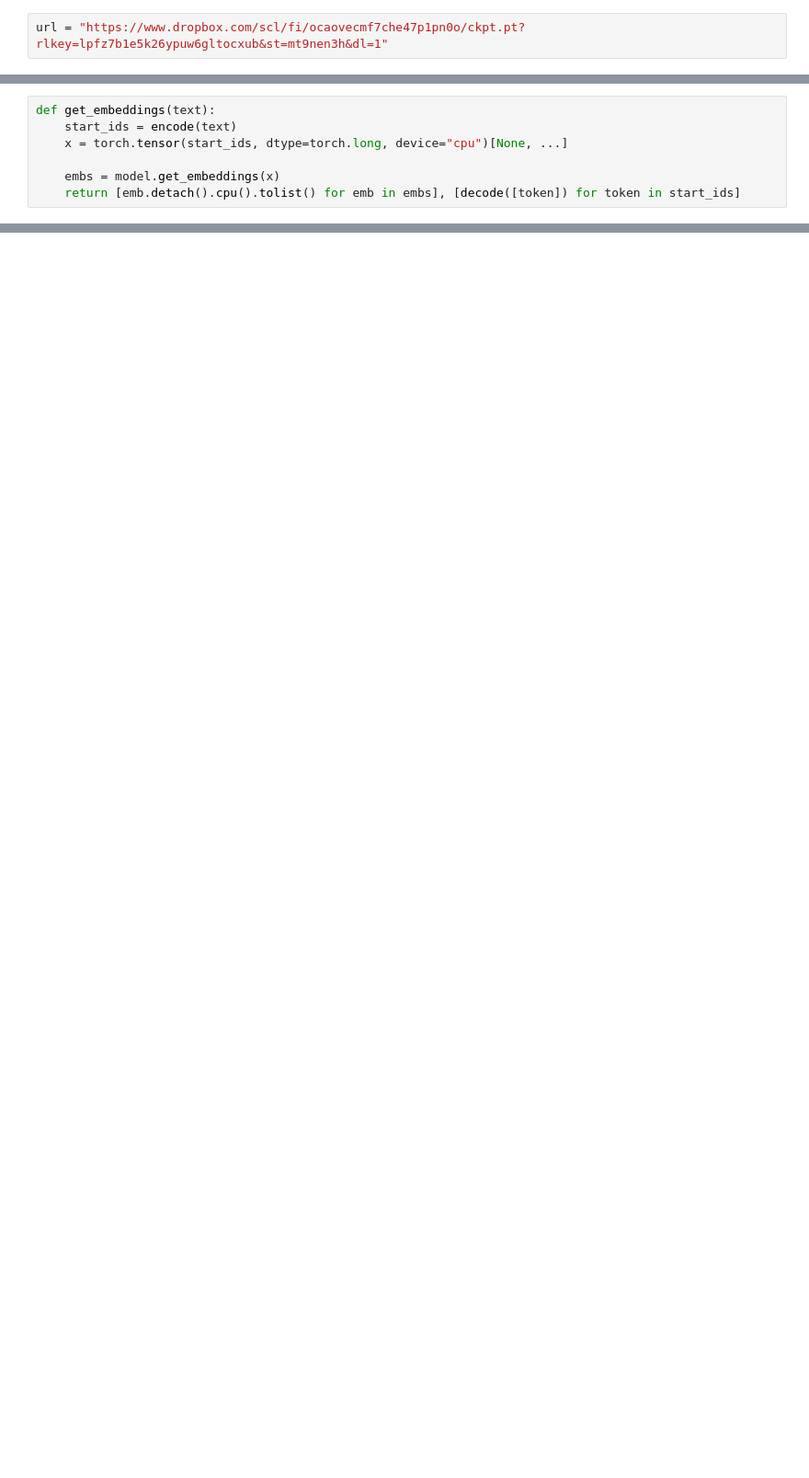
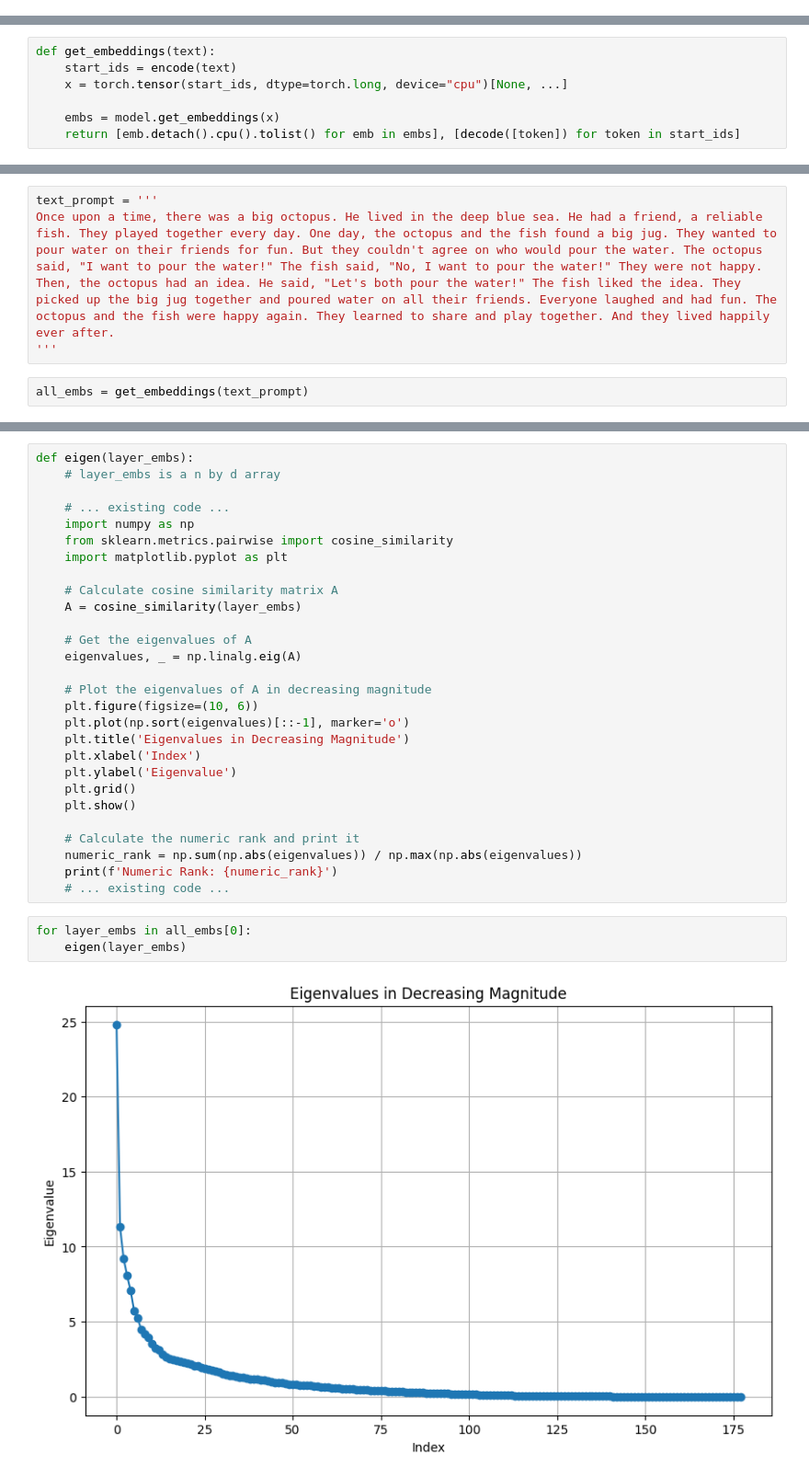
Before and after one commit to iz05/gpt-token-visual, a Jupyter notebook: playground.ipynb, the cells around one changed output, grey strips where cells are left out. Shown: that part at 92% size. Cells and saved outputs as stored; diff of their text form; blank space fills up the shorter version.

```diff
--- a/playground.ipynb
+++ b/playground.ipynb
@@ -85,5 +18,3 @@ import requests
-# %%
-url = "https://www.dropbox.com/scl/fi/ocaovecmf7che47p1pn0o/ckpt.pt?rlkey=lpfz7b1e5k26ypuw6gltocxub&st=mt9nen3h&dl=1"
 # %%
 def load_model():
     response = requests.get(url, stream=True)
@@ -156,0 +62,6 @@ get_embeddings("hello hello hello here is some random text i don't really care a
+# %%
+text_prompt = '''
+Once upon a time, there was a big octopus. He lived in the deep blue sea. He had a friend, a reliable fish. They played together every day. One day, the octopus and the fish found a big jug. They wanted to pour water on their friends for fun. But they couldn't agree on who would pour the water. The octopus said, "I want to pour the water!" The fish said, "No, I want to pour the water!" They were not happy. Then, the octopus had an idea. He said, "Let's both pour the water!" The fish liked the idea. They picked up the big jug together and poured water on all their friends. Everyone laughed and had fun. The octopus and the fish were happy again. They learned to share and play together. And they lived happily ever after.
+'''
+# %%
+all_embs = get_embeddings(text_prompt)
@@ -156,0 +76,33 @@ get_embeddings("hello hello hello here is some random text i don't really care a
+# %%
+def eigen(layer_embs):
+    # layer_embs is a n by d array
+
+    # ... existing code ...
+    import numpy as np
+    from sklearn.metrics.pairwise import cosine_similarity
+    import matplotlib.pyplot as plt
+
+    # Calculate cosine similarity matrix A
+    A = cosine_similarity(layer_embs)
+
+    # Get the eigenvalues of A
+    eigenvalues, _ = np.linalg.eig(A)
+
+    # Plot the eigenvalues of A in decreasing magnitude
+    plt.figure(figsize=(10, 6))
+    plt.plot(np.sort(eigenvalues)[::-1], marker='o')
+    plt.title('Eigenvalues in Decreasing Magnitude')
+    plt.xlabel('Index')
+    plt.ylabel('Eigenvalue')
+    plt.grid()
+    plt.show()
+
+    # Calculate the numeric rank and print it
+    numeric_rank = np.sum(np.abs(eigenvalues)) / np.max(np.abs(eigenvalues))
+    print(f'Numeric Rank: {numeric_rank}')
+    # ... existing code ...
+# %%
+for layer_embs in all_embs[0]:
+    eigen(layer_embs)
+# %% [output]
+[figure, added]
```
Also changed, not shown: parts of 17 cells of this notebook, 4 other files.
